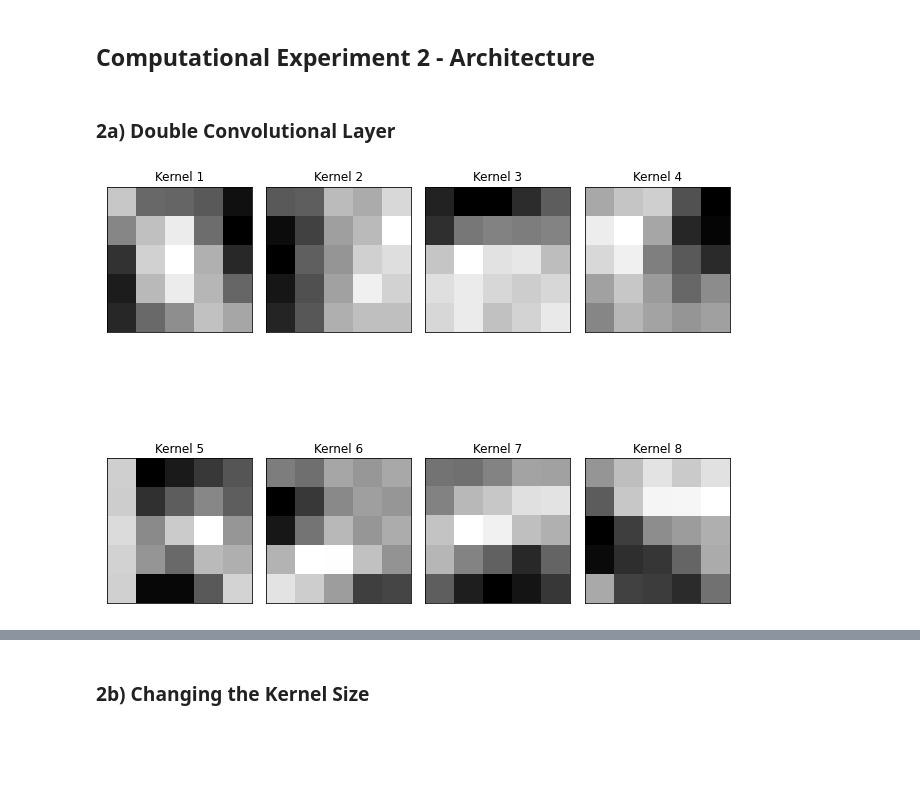
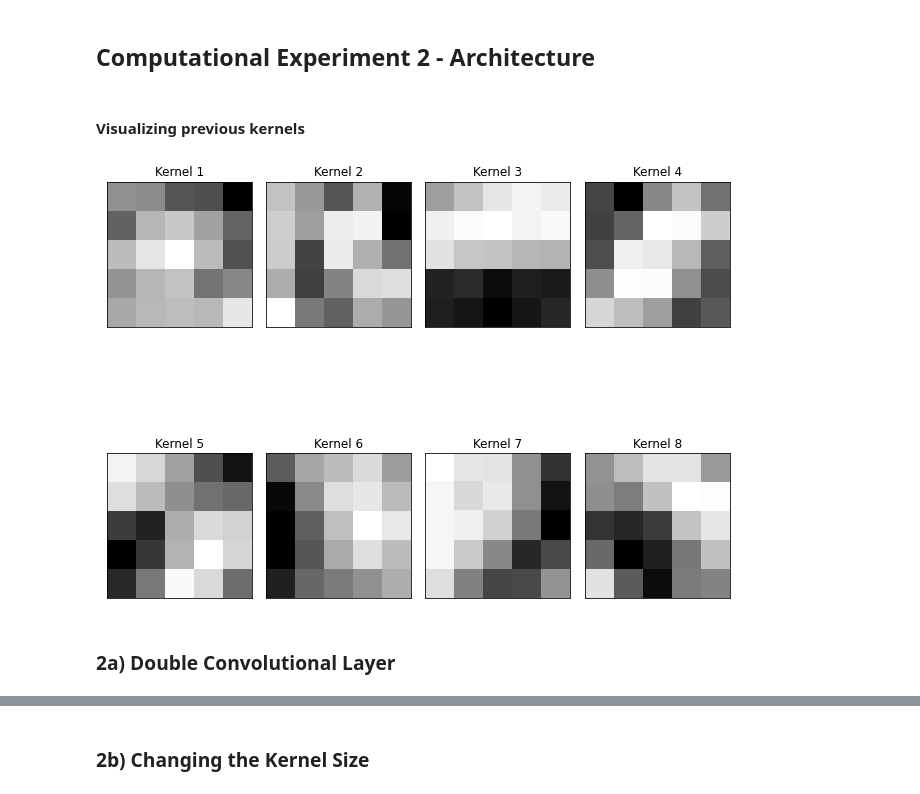
Before and after one commit to msuv08/cnn-handwritten-letter-recognition, a Jupyter notebook: letter_recognition.ipynb, the cells around one changed output, grey strips where cells are left out. Cells and saved outputs as stored; diff of their text form; code cells hidden in the pictures; blank space fills up the shorter version.

```diff
--- a/letter_recognition.ipynb
+++ b/letter_recognition.ipynb
@@ -277,13 +171,10 @@ train_loader = torch.utils.data.DataLoader(train_set, batch_size=batch_size, sam
 val_loader = torch.utils.data.DataLoader(train_set, batch_size=batch_size, sampler=val_sampler)
 test_loader = torch.utils.data.DataLoader(test_set, batch_size=batch_size)
 # %%
-# Visualizing EMNIST
-
-# print classes
-print(train_set.classes)
-classes = train_set.classes
+# Visualization EMNIST
+img, label = get_input(train_loader)
 # print label
 index = 0
-plt.imshow(train_set.data[index].T, cmap='Greys_r')
-print("Label: %s" % train_set.classes[train_set.targets[index]])
+plt.imshow(img.reshape((28, 28)).T, cmap='Greys_r')
+print("Label: %s" % classes[label])
 # %% [output]
@@ -388,0 +185,4 @@ Label: w
+# %%
+combined_train_loader = combine_loaders(train_loader, train_loader_collected, fromEMNIST=True)
+combined_val_loader = combine_loaders(val_loader, val_loader_collected, fromEMNIST=True)
+combined_test_loader = combine_loaders(test_loader, test_loader_collected, fromEMNIST=True)
@@ -389,9 +199,9 @@ Label: w
 # %% [markdown]
 ## Making a new LetterCNN on the Combined Dataset
 # %%
-basic_model_combined = letterCNN(classes_collected)
+basic_model = letterCNN(classes)
 criterion = nn.CrossEntropyLoss()
-optimizer = torch.optim.Adam(basic_model_combined.parameters(), lr=1e-3)
-train_network(basic_model_combined, combined_train_loader, combined_val_loader, criterion, optimizer, nepoch=10)
+optimizer = torch.optim.Adam(basic_model.parameters(), lr=1e-3)
+train_network(basic_model, combined_train_loader, combined_val_loader, criterion, optimizer, nepoch=10)
 # %% [output]
 EPOCH 0
@@ -795,31 +452,15 @@ Test accuracy: 86.432
 # %% [markdown]
 ## Computational Experiment 2 - Architecture
-# %% [markdown]
-### 2a) Double Convolutional Layer
-# %%
-def display_kernels(conv_weights):
-    num_kernels = conv_weights.shape[0]
-    # "unnecessary code" to get square-like dimensions to align different kernels
-    cols = num_kernels // int(num_kernels ** 0.5)
-    rows = num_kernels // cols
-
-    _, axes = plt.subplots(rows, cols, figsize=(9,9))
-    kernel = 0
-    for i in range(rows):
-        for j in range(cols):
-            out = conv_weights[kernel][0]
-            axes[i,j].matshow(out, cmap='gray')
-            kernel += 1
-            title = 'Kernel ' + str(kernel)
-            axes[i,j].set_title(title)
-    plt.setp(axes, xticks=[], yticks=[])
-    plt.tight_layout()
+# %% [markdown]
+#### Visualizing previous kernels
 # %%
 # extract the weights from the learned model
-conv1wt = basic_model_combined.layers[0].weight.data.numpy()
+conv1wt = basic_model.layers[0].weight.data.numpy()
 display_kernels(conv1wt)
 # %% [output]
-[figure, old version]
+[figure, new version]
+# %% [markdown]
+### 2a) Double Convolutional Layer
 # %%
 class letterCNNDouble(nn.Module):
     def __init__(self, classes):
```
Also changed, not shown: parts of 73 cells of this notebook, 2 other files.
